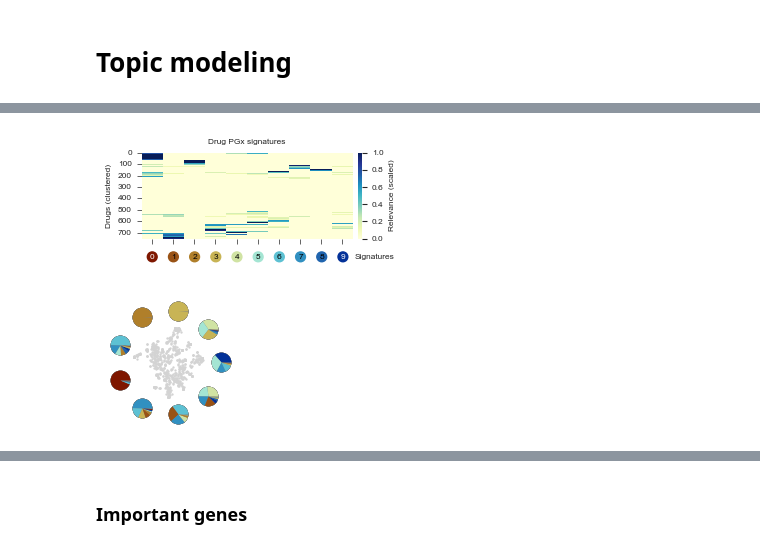
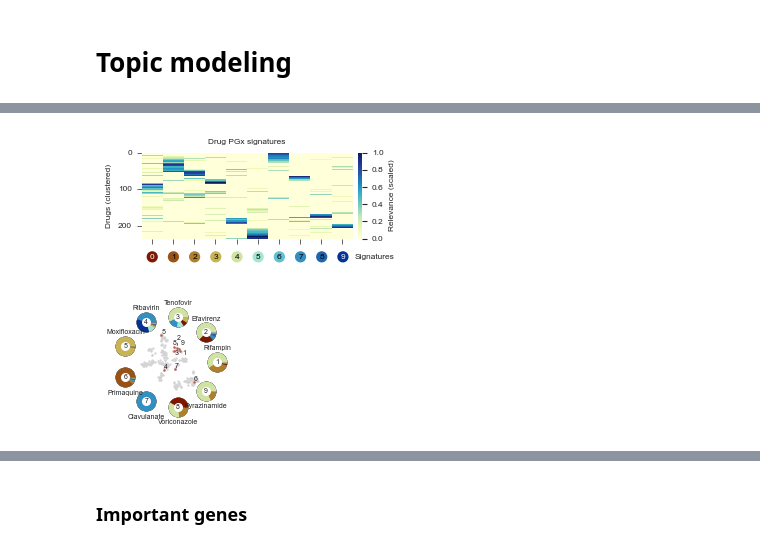
Before and after one commit to ersilia-os/pharmacogx-embeddings, a Jupyter notebook: paper/figure1_topic_modeling.ipynb, the cells around one changed output, grey strips where cells are left out. Drawn from its saved outputs; the diff is of its cells as text; code cells hidden in the pictures.

Commit message:
updated plots

```diff
--- a/paper/figure1_topic_modeling.ipynb
+++ b/paper/figure1_topic_modeling.ipynb
@@ -52,19 +52,17 @@ W = processed_topicwizard_data["document_topic_matrix"]
 W = sklearn.preprocessing.MinMaxScaler().fit_transform(W)
 W[W < 0.1] = 0
 
-ax.set_yticks([i for i in range(len(topic_names))])
-ax.set_ylim(len(topic_names), -1)
-
 Z = hierarchy.ward(W)
 hierarchy.leaves_list(Z)
 clustered_idxs = hierarchy.leaves_list(hierarchy.optimal_leaf_ordering(Z, W))
 
 sns.heatmap(W[clustered_idxs], ax=ax, cmap="YlGnBu", cbar_kws={'label': "Relevance (scaled)", "pad": 0.02})
-yticks = np.arange(0, 800, 100)
+yticks = np.arange(0, 300, 100)
 ax.set_yticks(yticks)
 ax.set_yticklabels(yticks)
 ax.set_xticks([i+0.5 for i in range(len(topic_names))])
 ax.set_xticklabels("")
+ax.set_ylim(W.shape[0], 0)
 
 stylia.label(ax=ax, title="Drug PGx signatures", ylabel="Drugs (clustered)", xlabel="")
 
@@ -87,4 +85,4 @@ stylia.label(ax=ax, title="", xlabel="", ylabel="", abc="")
 stylia.save_figure(os.path.join("assets", "drug_pgx_signatures.png"))
 stylia.save_figure(os.path.join("assets", "drug_pgx_signatures.pdf"))
 # %% [output]
-[figure, old version]
+[figure, new version]
@@ -91,13 +126,16 @@ stylia.save_figure(os.path.join("assets", "drug_pgx_signatures.pdf"))
 # %%
+from sklearn.manifold import TSNE
+from adjustText import adjust_text
+
 fig, axs = stylia.create_figure(1, 1, width=TWO_COLUMNS_WIDTH*0.208*0.95, height=TWO_COLUMNS_WIDTH*0.208*0.95)
 
-do_label = False
-
-cids = topic_data["document_names"]
+do_label = True
 
 num_compounds = 9
 
-sel_cids = random.sample(cids, num_compounds)
+sel_names = ["rifampin", "efavirenz", "tenofovir", "ribavirin", "moxifloxacin", "primaquine", "clavulanate", "voriconazole", "pyrazinamide"]
+sel_cids = [name2ik[n] for n in sel_names]
+
 sel_cids_idxs = [cids.index(f) for f in sel_cids]
 phis = np.linspace(0, 2*np.pi, num_compounds+1)
 
@@ -120,56 +158,72 @@ def drawPieMarker(xs, ys, ratios, sizes, colors, ax):
         markers.append({'marker':xy, 's':np.abs(xy).max()**2*np.array(sizes), 'facecolor':color, 'lw':0})
 
     for marker in markers:
-        ax.scatter(xs, ys, **marker, zorder=10000)
-        ax.scatter(xs, ys, color="gray", s=200, lw=0)
+        ax.scatter(xs, ys, **marker, zorder=10000, clip_on=False)
+        ax.scatter(xs, ys, color="gray", s=200, lw=0, clip_on=False)
 
 S = np.array([list(pol2cart(1.5, phi)) for phi in phis])
 
 ax = axs.next()
-P = np.array(df[["proj_x", "proj_y"]])
-P = MinMaxScaler(feature_range=(-1,1)).fit_transform(P)
+
+dc = pd.read_csv(os.path.join(results_path, "CompoundHasTopic.csv"))
+reducer = TSNE(n_components=2, perplexity=20, n_iter=1000, random_state=42)
+columns = [c for c in list(dc.columns) if "Topic " in c]
+X = np.array(dc[columns])
+P = reducer.fit_transform(X)
+P = MinMaxScaler(feature_range=(-0.9,0.9)).fit_transform(P)
 ax.scatter(P[:,0], P[:,1], color="lightgray", s=0.5)
 ax.scatter(S[:,0], S[:,1])
 
 if do_label:
+    texts = []
     for cidx in sel_cids_idxs:
-        ax.text(P[cidx, 0], P[cidx, 1], cids[cidx])
+        texts += [ax.text(P[cidx, 0], P[cidx, 1], sel_cids.index(cids[cidx])+1)]
+        ax.scatter(P[cidx, 0], P[cidx, 1], color=named_colors.red, s=0.5)
+    adjust_text(texts, arrowprops=dict(arrowstyle='-', color=named_colors.black, lw=0.5))
+
+def sanitize_name(name):
+    name = name.capitalize()
+    return name[:20]
 
 W = processed_topicwizard_data["document_topic_matrix"]
 for i in range(S.shape[0]-1):
     r = S[i]
-    v = W[i,:]
+    v = W[sel_cids_idxs[i],:]
     v = v / np.sum(v)
     v = v*1000
     np.floor(v)
     v = v/1000
     v = v*0.99
     idxs = np.argsort(v)[::-1]
     v = [v[i] for i in idxs]
     c = [topic_colors[i] for i in idxs]
     drawPieMarker([r[0]], [r[1]], v, sizes=[200], colors=c, ax=ax)
     if r[1] >= 0:
-        dl = 0.42
+        dl = 0.45
     else:
-        dl = -0.42
+        dl = -0.5
     if do_label:
-        ax.text(r[0], r[1] + dl, sel_cids[i], va="center", ha="center")
+        ax.text(r[0], r[1], sel_cids.index(sel_cids[i])+1, va="center", ha="center", zorder=100001)
+        ax.scatter(r[0], r[1], color="white", s=30, zorder=100000)
+        ax.text(r[0], r[1] + dl, sanitize_name(ik2name[sel_cids[i]]), fontsize=5, va="center", ha="center", zorder=100002)
 
 ax.grid(False)
 ax.set_axis_off()
 ax.set_xlim(-1.8,1.8)
 ax.set_ylim(-1.8,1.8)
 stylia.label(ax=ax, title="", xlabel="", ylabel="")
 
 if do_label:
     sufix = "_label"
 else:
     sufix = ""
 
+plt.tight_layout()
+
 stylia.save_figure(os.path.join("assets", f"drug_pgx_signatures_map{sufix}.png"))
 stylia.save_figure(os.path.join("assets", f"drug_pgx_signatures_map{sufix}.pdf"))
 # %% [output]
-[figure, old version]
+[figure, new version]
 # %%
 import matplotlib.pyplot as plt
 
```
Also changed, not shown: parts of 6 cells of this notebook, 23 other files.
